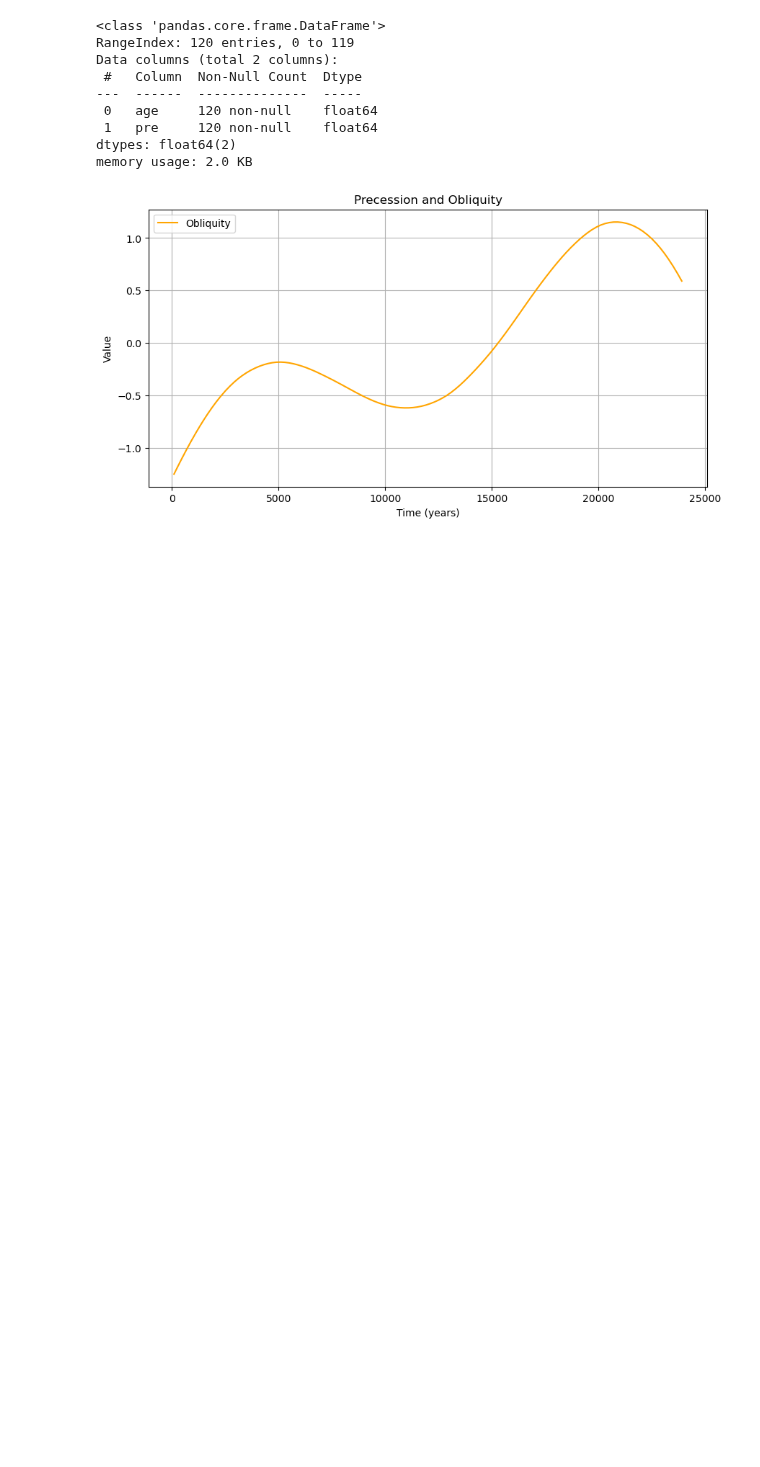
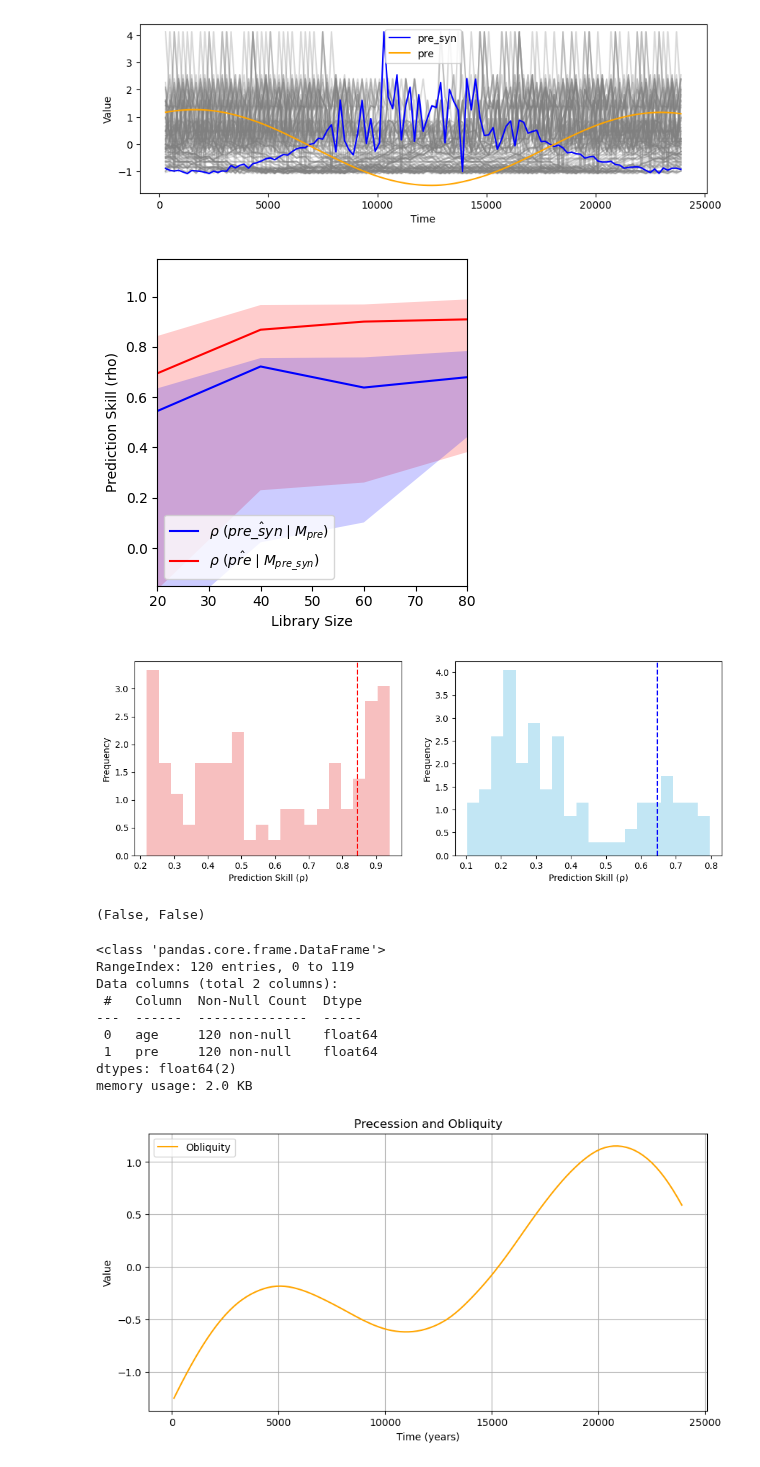
Before and after one commit to Peisong-Zheng/Inso_LGMR, a Jupyter notebook: synthetic_data_test.ipynb, the cells around one changed output. Saved outputs shown, nothing was run; the diff lists cells and outputs as text; code cells hidden in the pictures; blank space fills up the shorter version.

```diff
--- a/synthetic_data_test.ipynb
+++ b/synthetic_data_test.ipynb
@@ -1,3 +147,29 @@
+# %%
+from toolbox import significant_test as st
+import importlib
+importlib.reload(st)
+
+# df_syn = gen_syn_pre(df_pre, causal_strength=0.9, noise_level=0.01, lag=5, data_length='none')
+df_syn = gen_syn_pre(df_pre, causal_strength=1, noise_level=1, lag=0, data_length='none')
+
+ccm_out, ran_ccm_list,test_result = st.ccm_significance_test_v2_df(
+    df_input      = df_syn,
+    E         = 5,
+    tau       = -3,
+    Tp =0,
+    n_ran     = 100,
+    libSizes  = "20 40 60 80",
+    sample    = 20,
+    showPlot  = True
+)
+
+
+print(test_result)
+# %% [output]
+[figure, added]
+[figure, added]
+[figure, added]
+(False, False)
 # %%
 
 import xarray as xr
```
Also changed, not shown: parts of 3 cells of this notebook, 2 other files.
